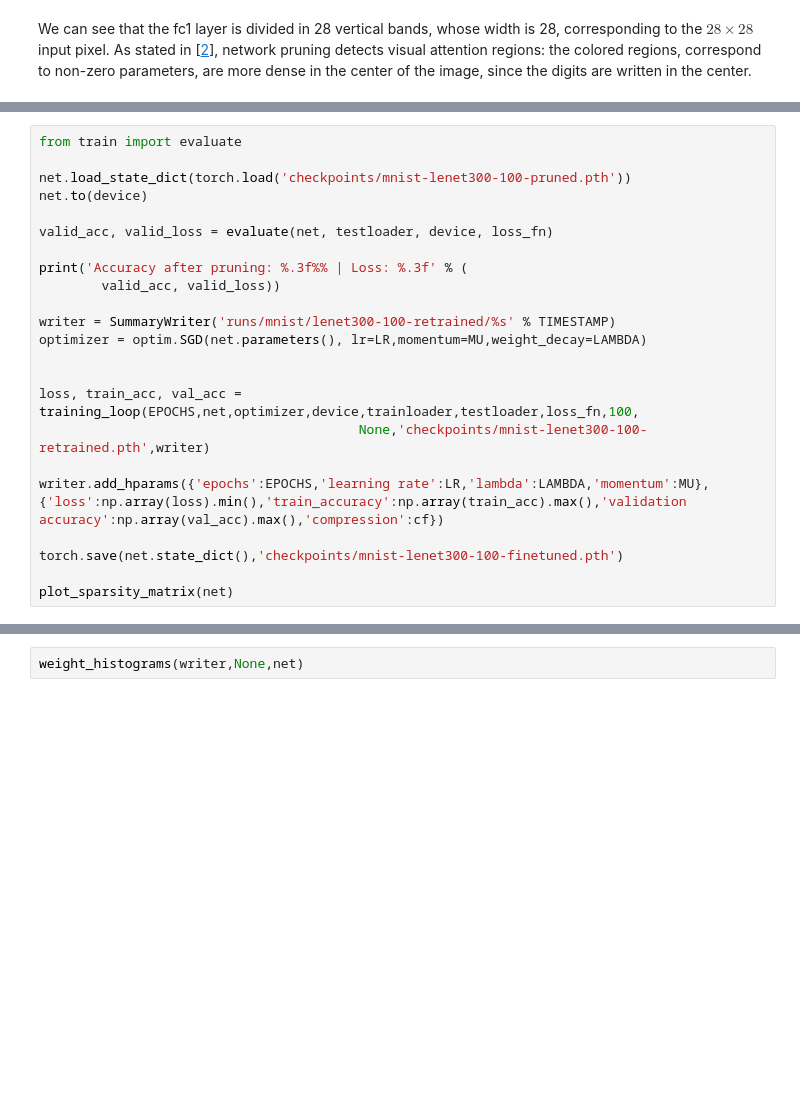
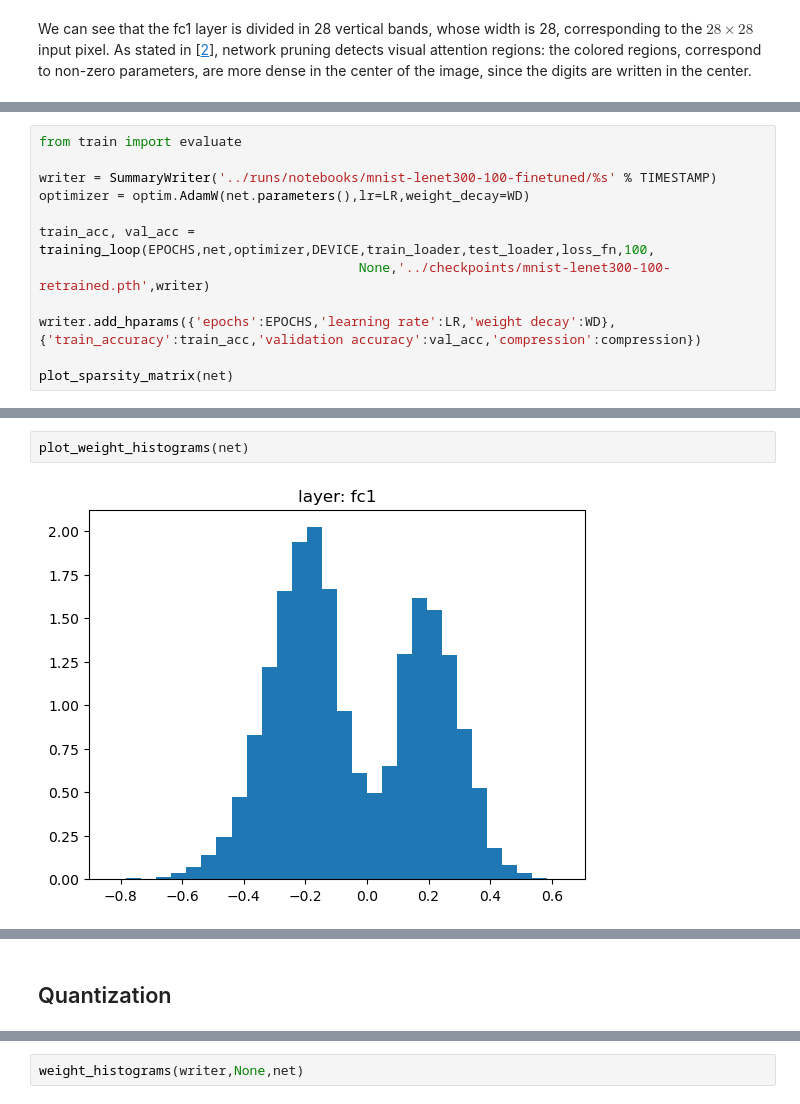
Before and after one commit to ciodar/deep-compression, a Jupyter notebook: notebooks/mnist.ipynb, the cells around one changed output, grey strips where cells are left out. Saved outputs shown, nothing was run; the diff lists cells and outputs as text; blank space fills up the shorter version.

```diff
--- a/notebooks/mnist.ipynb
+++ b/notebooks/mnist.ipynb
@@ -156,23 +169,12 @@ As stated in [[2](#2)], network pruning detects visual attention regions: the co
 # %%
 from train import evaluate
 
-net.load_state_dict(torch.load('checkpoints/mnist-lenet300-100-pruned.pth'))
-net.to(device)
+writer = SummaryWriter('../runs/notebooks/mnist-lenet300-100-finetuned/%s' % TIMESTAMP)
+optimizer = optim.AdamW(net.parameters(),lr=LR,weight_decay=WD)
 
-valid_acc, valid_loss = evaluate(net, testloader, device, loss_fn)
+train_acc, val_acc = training_loop(EPOCHS,net,optimizer,DEVICE,train_loader,test_loader,loss_fn,100,
+                                         None,'../checkpoints/mnist-lenet300-100-retrained.pth',writer)
 
-print('Accuracy after pruning: %.3f%% | Loss: %.3f' % (
-        valid_acc, valid_loss))
-
-writer = SummaryWriter('runs/mnist/lenet300-100-retrained/%s' % TIMESTAMP)
-optimizer = optim.SGD(net.parameters(), lr=LR,momentum=MU,weight_decay=LAMBDA)
-
-
-loss, train_acc, val_acc = training_loop(EPOCHS,net,optimizer,device,trainloader,testloader,loss_fn,100,
-                                         None,'checkpoints/mnist-lenet300-100-retrained.pth',writer)
-
-writer.add_hparams({'epochs':EPOCHS,'learning rate':LR,'lambda':LAMBDA,'momentum':MU},{'loss':np.array(loss).min(),'train_accuracy':np.array(train_acc).max(),'validation accuracy':np.array(val_acc).max(),'compression':cf})
-
-torch.save(net.state_dict(),'checkpoints/mnist-lenet300-100-finetuned.pth')
+writer.add_hparams({'epochs':EPOCHS,'learning rate':LR,'weight decay':WD},{'train_accuracy':train_acc,'validation accuracy':val_acc,'compression':compression})
 
 plot_sparsity_matrix(net)
@@ -178,0 +195,4 @@ plot_sparsity_matrix(net)
+# %%
+plot_weight_histograms(net)
+# %% [output]
+[figure, added]
@@ -178,0 +201,2 @@ plot_sparsity_matrix(net)
+# %% [markdown]
+## Quantization
```
Also changed, not shown: parts of 41 cells of this notebook.
